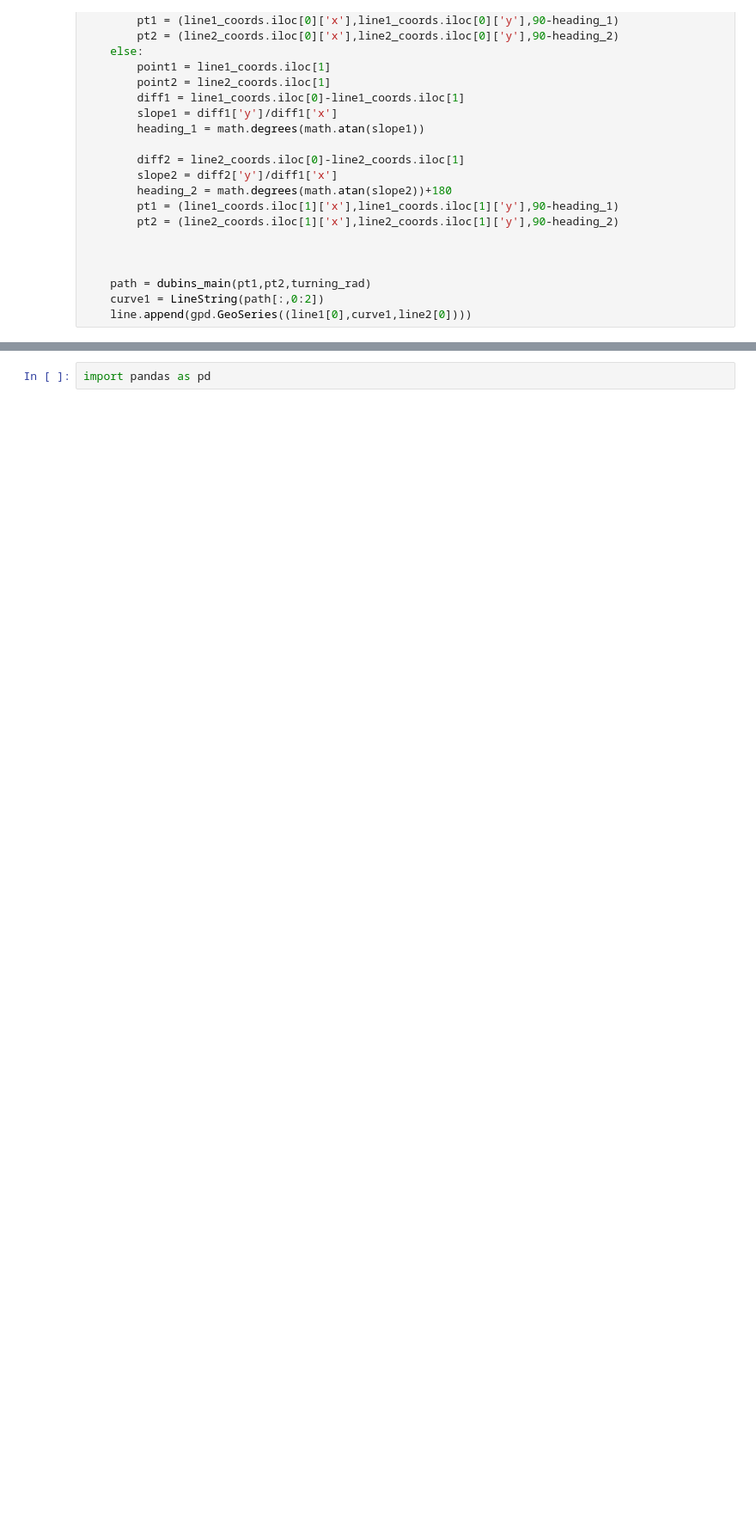
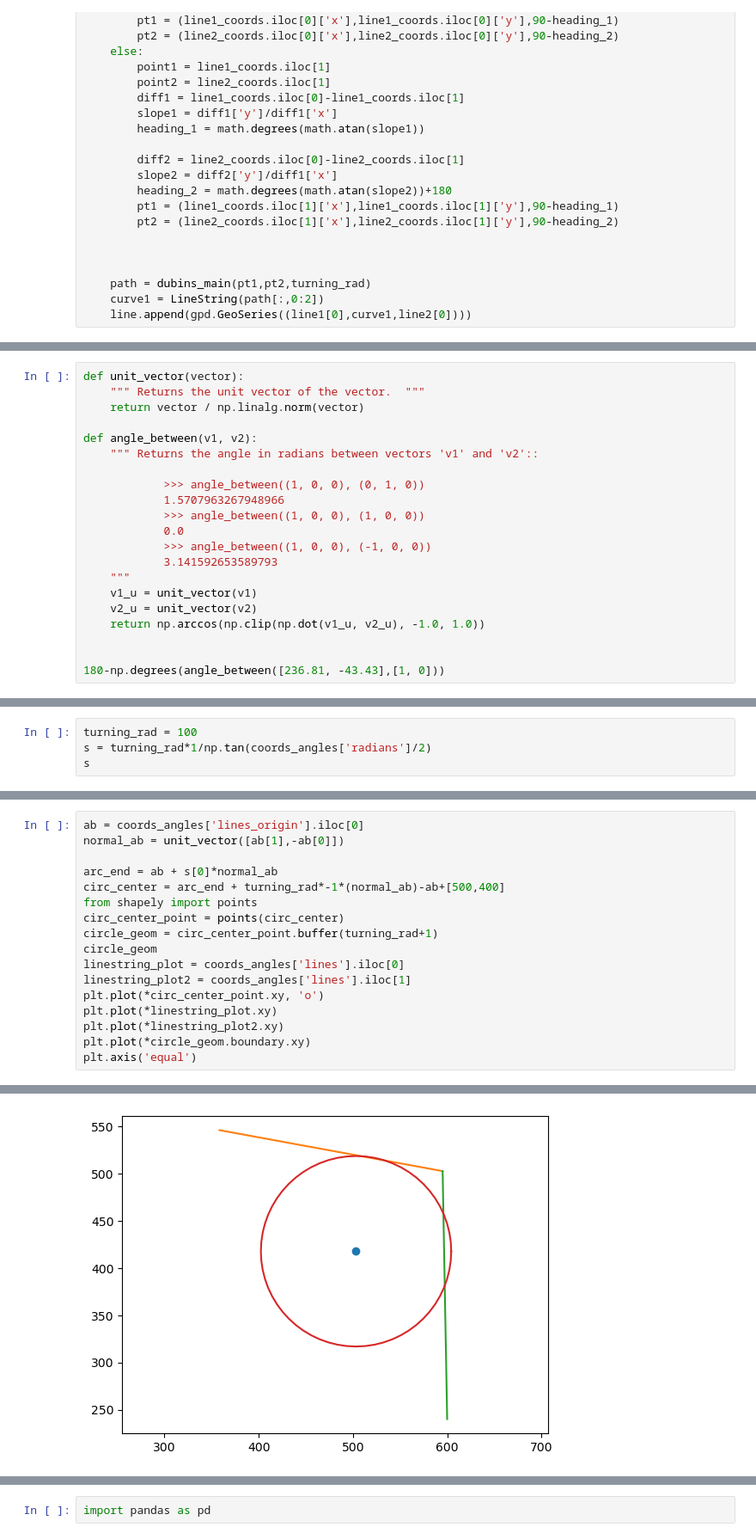
Before and after one commit to NickBak08/AgricultureRobotics, a Jupyter notebook: PathPlanning/testing_functions.ipynb, the cells around one changed output, grey strips where cells are left out. Shown: that part at 86% size. Saved outputs shown, nothing was run; the diff lists cells and outputs as text; blank space fills up the shorter version.

```diff
--- a/PathPlanning/testing_functions.ipynb
+++ b/PathPlanning/testing_functions.ipynb
@@ -448,0 +448,21 @@ Name: 0, dtype: float64
+# %%
+def unit_vector(vector):
+    """ Returns the unit vector of the vector.  """
+    return vector / np.linalg.norm(vector)
+
+def angle_between(v1, v2):
+    """ Returns the angle in radians between vectors 'v1' and 'v2'::
+
+            >>> angle_between((1, 0, 0), (0, 1, 0))
+            1.5707963267948966
+            >>> angle_between((1, 0, 0), (1, 0, 0))
+            0.0
+            >>> angle_between((1, 0, 0), (-1, 0, 0))
+            3.141592653589793
+    """
+    v1_u = unit_vector(v1)
+    v2_u = unit_vector(v2)
+    return np.arccos(np.clip(np.dot(v1_u, v2_u), -1.0, 1.0))
+
+
+180-np.degrees(angle_between([236.81, -43.43],[1, 0]))
@@ -448,0 +519,4 @@ Name: 0, dtype: float64
+# %%
+turning_rad = 100
+s = turning_rad*1/np.tan(coords_angles['radians']/2)
+s
@@ -448,0 +531,18 @@ Name: 0, dtype: float64
+# %%
+ab = coords_angles['lines_origin'].iloc[0]
+normal_ab = unit_vector([ab[1],-ab[0]])
+
+arc_end = ab + s[0]*normal_ab
+circ_center = arc_end + turning_rad*-1*(normal_ab)-ab+[500,400]
+from shapely import points
+circ_center_point = points(circ_center)
+circle_geom = circ_center_point.buffer(turning_rad+1)
+circle_geom
+linestring_plot = coords_angles['lines'].iloc[0]
+linestring_plot2 = coords_angles['lines'].iloc[1]
+plt.plot(*circ_center_point.xy, 'o')
+plt.plot(*linestring_plot.xy)
+plt.plot(*linestring_plot2.xy)
+plt.plot(*circle_geom.boundary.xy)
+plt.axis('equal')
+# %% [output]
@@ -448,0 +550 @@ Name: 0, dtype: float64
+[figure, added]
```
Also changed, not shown: parts of 47 cells of this notebook.
